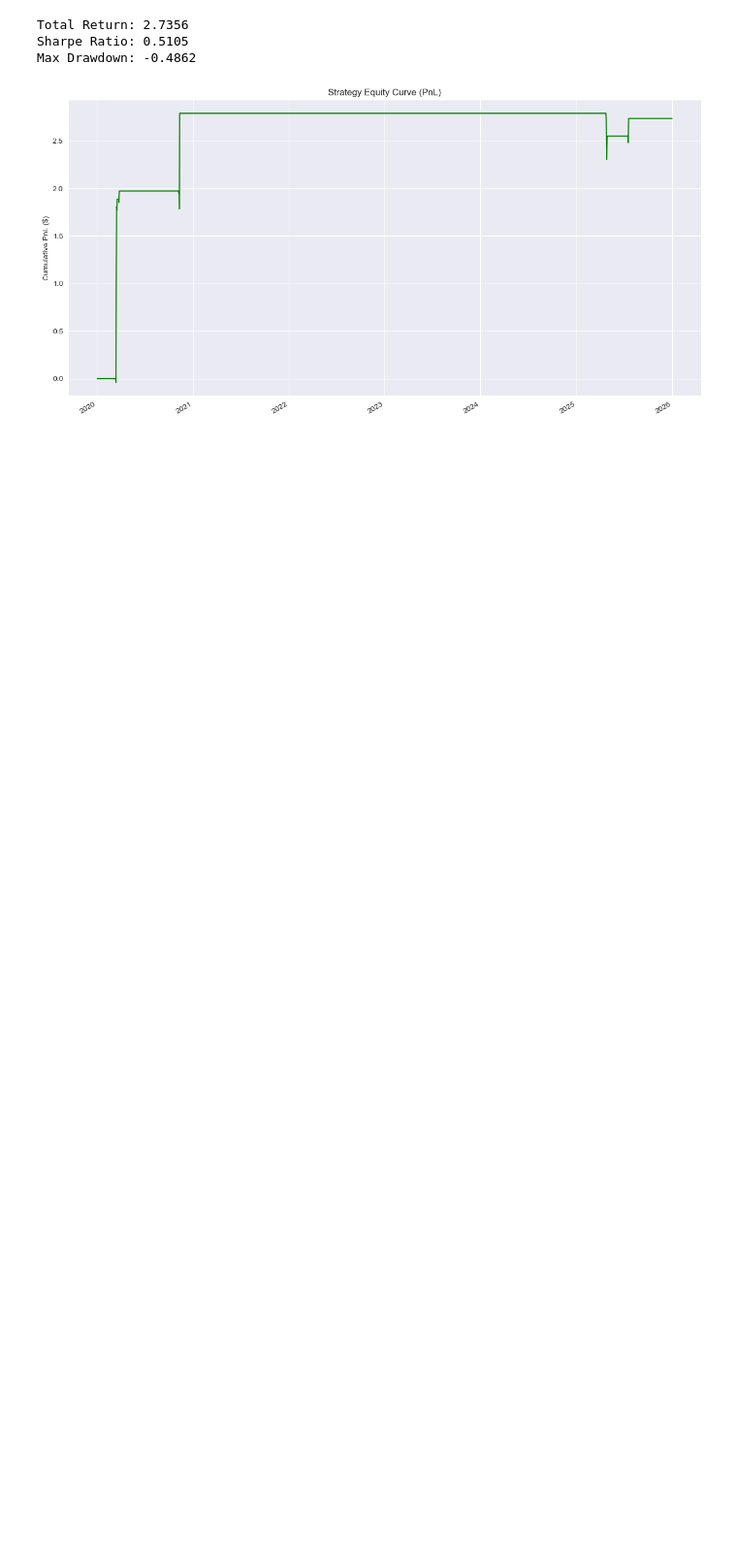
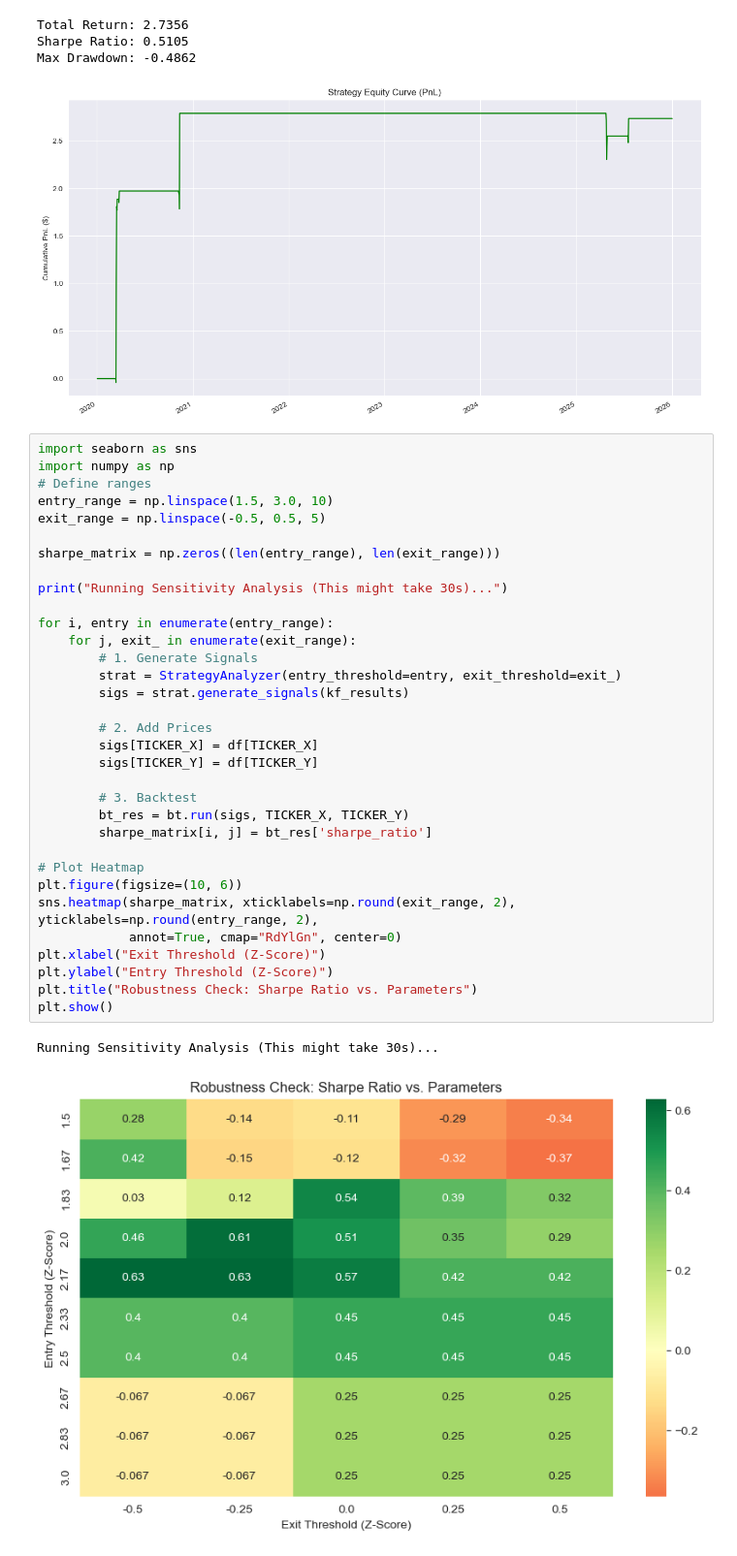
Before and after one commit to US30/Kalman-Statistical-Arbitrage-Engine, a Jupyter notebook: notebooks/Analysis.ipynb, the cells around one changed output. Shown at 97% size. Saved outputs shown, nothing was run; the diff lists cells and outputs as text; blank space fills up the shorter version.

```diff
--- a/notebooks/Analysis.ipynb
+++ b/notebooks/Analysis.ipynb
@@ -85,3 +85,39 @@ Total Return: 2.7356
 Sharpe Ratio: 0.5105
 Max Drawdown: -0.4862
 [figure]
+# %%
+import seaborn as sns
+import numpy as np
+# Define ranges
+entry_range = np.linspace(1.5, 3.0, 10)
+exit_range = np.linspace(-0.5, 0.5, 5)
+
+sharpe_matrix = np.zeros((len(entry_range), len(exit_range)))
+
+print("Running Sensitivity Analysis (This might take 30s)...")
+
+for i, entry in enumerate(entry_range):
+    for j, exit_ in enumerate(exit_range):
+        # 1. Generate Signals
+        strat = StrategyAnalyzer(entry_threshold=entry, exit_threshold=exit_)
+        sigs = strat.generate_signals(kf_results)
+
+        # 2. Add Prices
+        sigs[TICKER_X] = df[TICKER_X]
+        sigs[TICKER_Y] = df[TICKER_Y]
+
+        # 3. Backtest
+        bt_res = bt.run(sigs, TICKER_X, TICKER_Y)
+        sharpe_matrix[i, j] = bt_res['sharpe_ratio']
+
+# Plot Heatmap
+plt.figure(figsize=(10, 6))
+sns.heatmap(sharpe_matrix, xticklabels=np.round(exit_range, 2), yticklabels=np.round(entry_range, 2),
+            annot=True, cmap="RdYlGn", center=0)
+plt.xlabel("Exit Threshold (Z-Score)")
+plt.ylabel("Entry Threshold (Z-Score)")
+plt.title("Robustness Check: Sharpe Ratio vs. Parameters")
+plt.show()
+# %% [output]
+Running Sensitivity Analysis (This might take 30s)...
+[figure, added]
```
Also changed, not shown: parts of 1 cell of this notebook, 5 other files.
